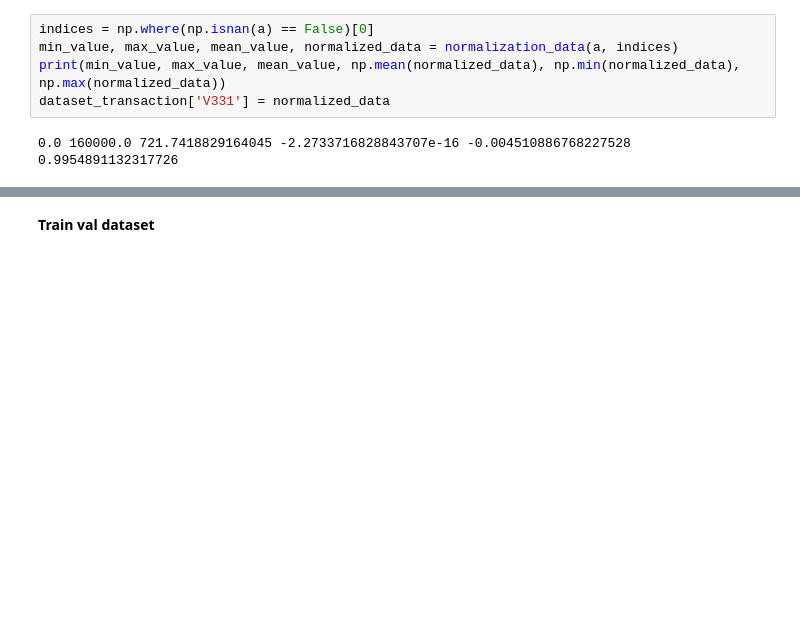
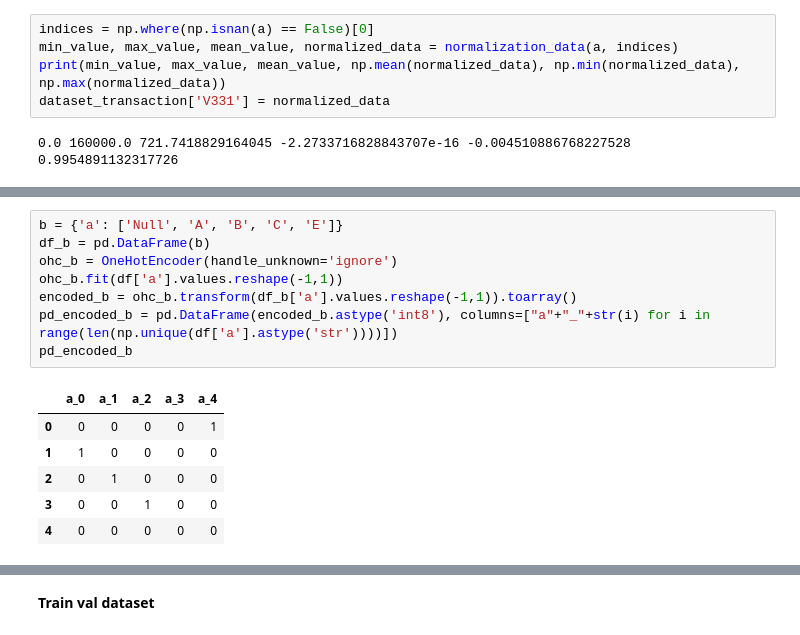
Before and after one commit to aquangnguyen1992/Advanced_Data_Science_Capstone, a Jupyter notebook: Capstone_Project.ipynb, the cells around one changed output, grey strips where cells are left out. Saved outputs shown, nothing was run; the diff lists cells and outputs as text; blank space fills up the shorter version.

```diff
--- a/Capstone_Project.ipynb
+++ b/Capstone_Project.ipynb
@@ -606,0 +637,15 @@ dataset_transaction['V331'] = normalized_data
+# %%
+b = {'a': ['Null', 'A', 'B', 'C', 'E']}
+df_b = pd.DataFrame(b)
+ohc_b = OneHotEncoder(handle_unknown='ignore')
+ohc_b.fit(df['a'].values.reshape(-1,1))
+encoded_b = ohc_b.transform(df_b['a'].values.reshape(-1,1)).toarray()
+pd_encoded_b = pd.DataFrame(encoded_b.astype('int8'), columns=["a"+"_"+str(i) for i in range(len(np.unique(df['a'].astype('str'))))])
+pd_encoded_b
+# %% [output]
+|  | a_0 | a_1 | a_2 | a_3 | a_4 |
+| 0 | 0 | 0 | 0 | 0 | 1 |
+| 1 | 1 | 0 | 0 | 0 | 0 |
+| 2 | 0 | 1 | 0 | 0 | 0 |
+| 3 | 0 | 0 | 1 | 0 | 0 |
+| 4 | 0 | 0 | 0 | 0 | 0 |
```
Also changed, not shown: parts of 22 cells of this notebook.
